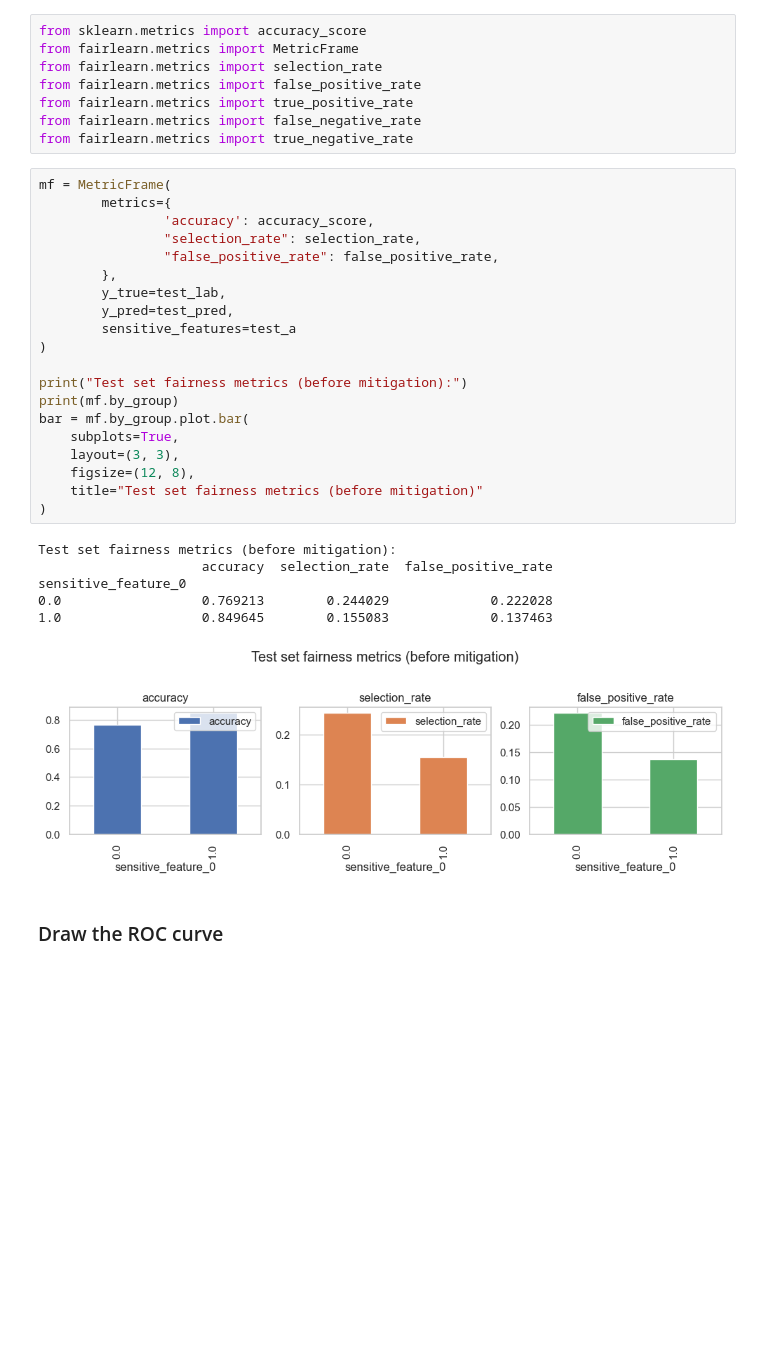
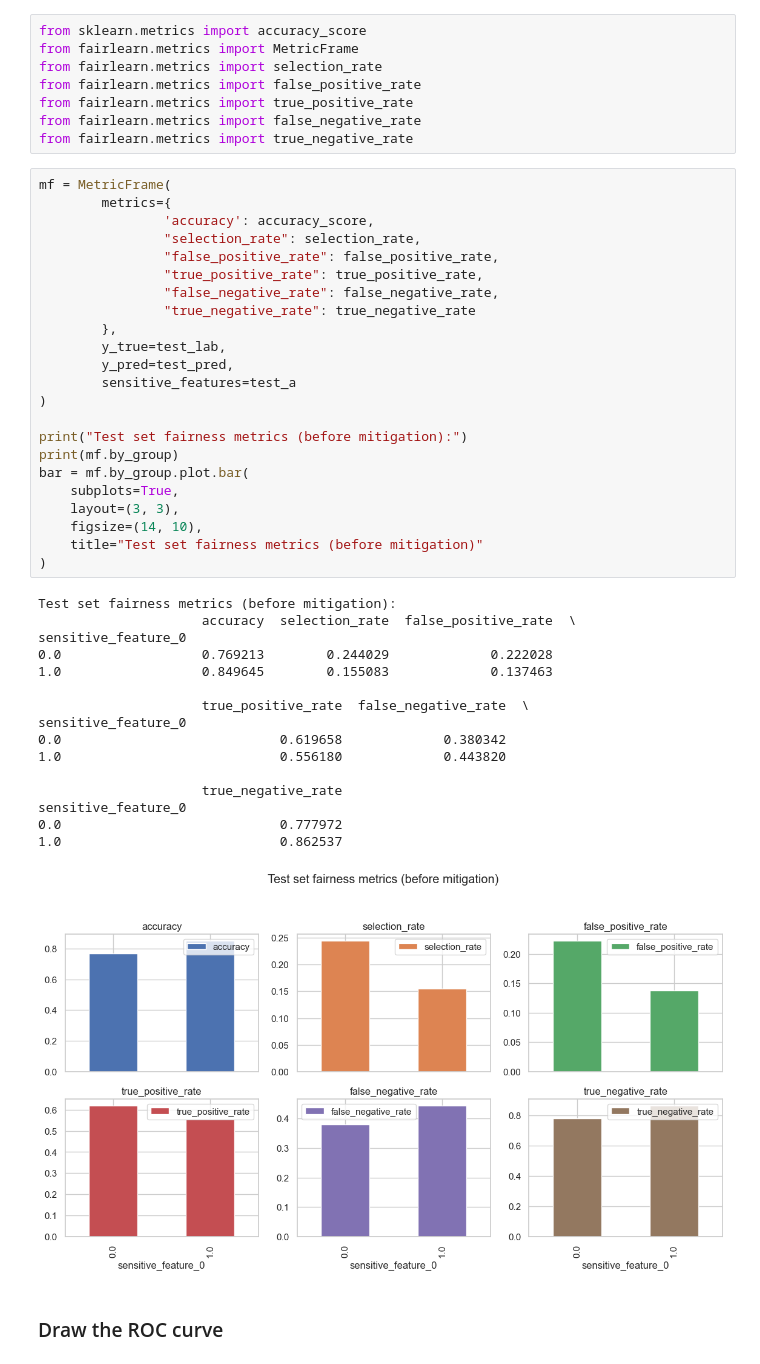
Before and after one commit to alex-tjellesen/RAI_fairness_exercise, a Jupyter notebook: exercise.ipynb, the cells around one changed output. Cells and saved outputs as stored; diff of their text form; blank space fills up the shorter version.

```diff
--- a/exercise.ipynb
+++ b/exercise.ipynb
@@ -286,30 +286,43 @@ from fairlearn.metrics import true_negative_rate
 # %%
 mf = MetricFrame(
         metrics={
                 'accuracy': accuracy_score,
                 "selection_rate": selection_rate,
                 "false_positive_rate": false_positive_rate,
+                "true_positive_rate": true_positive_rate,
+                "false_negative_rate": false_negative_rate,
+                "true_negative_rate": true_negative_rate
         },
         y_true=test_lab,
         y_pred=test_pred,
         sensitive_features=test_a
 )
 
 print("Test set fairness metrics (before mitigation):")
 print(mf.by_group)
 bar = mf.by_group.plot.bar(
     subplots=True,
     layout=(3, 3),
-    figsize=(12, 8),
+    figsize=(14, 10),
     title="Test set fairness metrics (before mitigation)"
 )
 # %% [output]
 Test set fairness metrics (before mitigation):
-                     accuracy  selection_rate  false_positive_rate
+                     accuracy  selection_rate  false_positive_rate  \
 sensitive_feature_0
 0.0                  0.769213        0.244029             0.222028
 1.0                  0.849645        0.155083             0.137463
+
+                     true_positive_rate  false_negative_rate  \
+sensitive_feature_0
+0.0                            0.619658             0.380342
+1.0                            0.556180             0.443820
+
+                     true_negative_rate
+sensitive_feature_0
+0.0                            0.777972
+1.0                            0.862537
-[figure, old version]
+[figure, new version]
 # %% [markdown]
 ### Draw the ROC curve
 # %%
```
Also changed, not shown: parts of 7 cells of this notebook.
